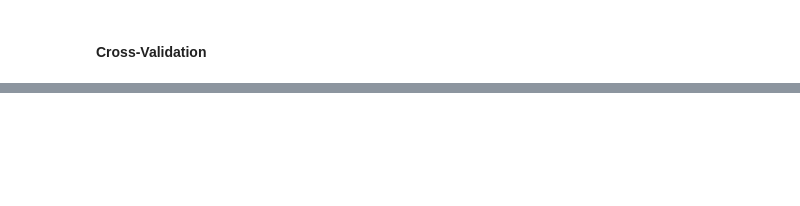
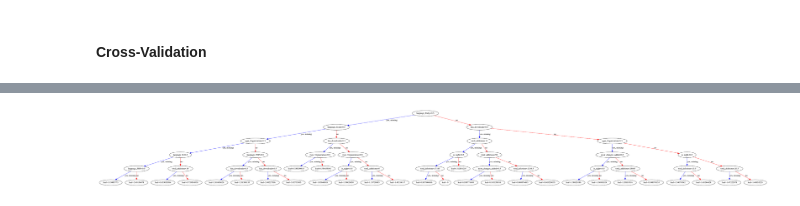
Before and after one commit to gesteves91/software-engineering-ml, a Jupyter notebook: notebooks/06-xgb.ipynb, the cells around one changed output, grey strips where cells are left out. Cells and saved outputs as stored; diff of their text form; code cells hidden in the pictures; blank space fills up the shorter version.

Commit message:
change the tree view

```diff
--- a/notebooks/06-xgb.ipynb
+++ b/notebooks/06-xgb.ipynb
@@ -20,7 +20,10 @@ from scipy import stats
 ### Read the data
 # %%
 # read the data
-df = pd.read_csv("../data/total_dry.csv", index_col=0)
+df = pd.read_csv("../data/total_dry_no_labels.csv", index_col=0)
+df.columns = df.columns.str.replace(' ', '')
+#df = df.head(100000)
+#df.drop('network_count', axis=1, inplace=True)
 # %% [markdown]
 ##### Prepare the data
 # %%
@@ -102,3 +105,5 @@ RMSE: 3.243471
 #### Cross-Validation
 # %%
 X, y = df.iloc[:,:-1],df.iloc[:,-1]
+# %%
+data_dmatrix = xgb.DMatrix(data=X,label=y)
@@ -110,0 +128,2 @@ cv_results = xgb.cv(dtrain=data_dmatrix, params=params, nfold=3,
+# %%
+model = xgb.train(params=params, dtrain=data_dmatrix, num_boost_round=10)
@@ -110,0 +132,11 @@ cv_results = xgb.cv(dtrain=data_dmatrix, params=params, nfold=3,
+# %%
+import matplotlib.pyplot as plt
+
+xgb.plot_tree(model,num_trees=4)
+fig = plt.gcf()
+fig.set_size_inches(150, 100)
+#plt.rcParams['figure.figsize'] = [100, 100]
+plt.savefig('../reports/tree.png')
+plt.show()
+# %% [output]
+[figure, added]
```
Also changed, not shown: parts of 9 cells of this notebook, 2 other files.
